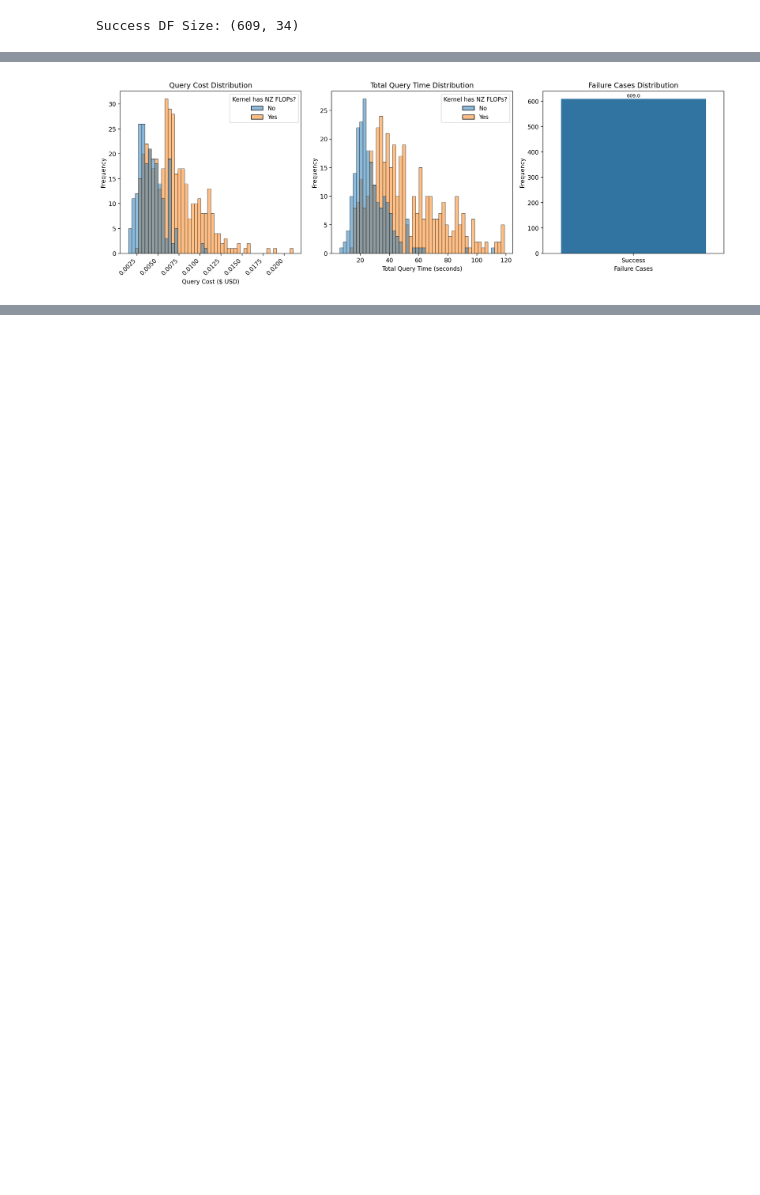
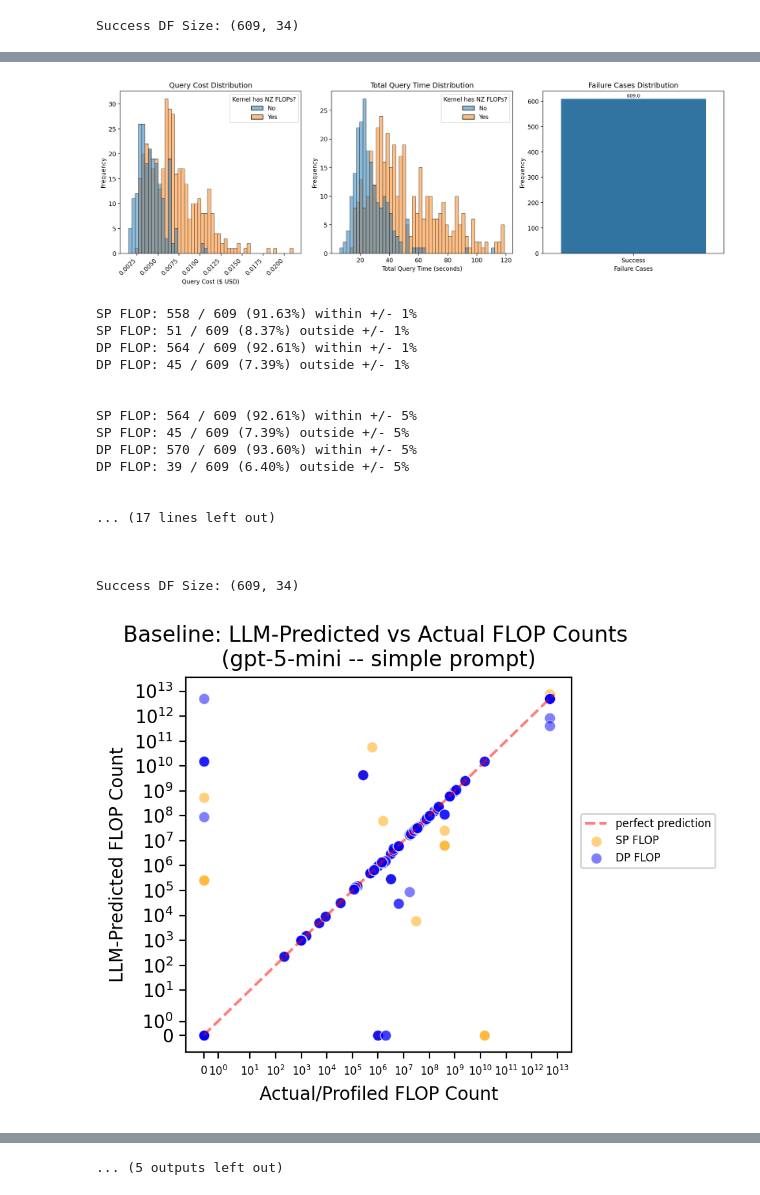
Before and after one commit to Scientific-Computing-Lab/gpuFLOPBench, a Jupyter notebook: qdecomp-langgraph-studio/kernel-survey/dataset-gen/manual-classification/baseline-data-gathering/visualizeMispredCaseAnalysisRseults.ipynb, the cells around one changed output, grey strips where cells are left out. Saved outputs shown, nothing was run; the diff lists cells and outputs as text; code cells hidden in the pictures; blank space fills up the shorter version.

```diff
--- a/qdecomp-langgraph-studio/kernel-survey/dataset-gen/manual-classification/baseline-data-gathering/visualizeMispredCaseAnalysisRseults.ipynb
+++ b/qdecomp-langgraph-studio/kernel-survey/dataset-gen/manual-classification/baseline-data-gathering/visualizeMispredCaseAnalysisRseults.ipynb
@@ -211,11 +331,11 @@ def plot_predictions_for_model_name(df, model_name='gpt-5-mini', prompt_type='si
     sns.scatterplot(x='empirical_dp_flop_count', y='predicted_dp_flop_count', data=success_df, label='DP FLOP', alpha=0.5, ax=ax, color='blue')
     # overlay erroneous cases in red with X marker for visibility
     err_df = sub_df[sub_df['langgraph_thread_id'].isin(erroneous_case_ids)]
-    err_df_sp = err_df[err_df['percent_diff_sp'] != 0]
-    err_df_dp = err_df[err_df['percent_diff_dp'] != 0]
+    err_df_sp = err_df[(err_df['percent_diff_sp'] >= 50) | (err_df['percent_diff_sp'] <= -50)]
+    err_df_dp = err_df[(err_df['percent_diff_dp'] >= 50) | (err_df['percent_diff_dp'] <= -50)]
     if not err_df.empty and show_erroneous:
-        sns.scatterplot(x='empirical_sp_flop_count', y='predicted_sp_flop_count', data=err_df_sp, label='Mispredicted', alpha=0.9, ax=ax, color='red', marker='X', s=30)
-        sns.scatterplot(x='empirical_dp_flop_count', y='predicted_dp_flop_count', data=err_df_dp, label='', alpha=0.9, ax=ax, color='red', marker='X', s=30)
+        sns.scatterplot(x='empirical_sp_flop_count', y='predicted_sp_flop_count', data=err_df_sp, label='Mispredicted', alpha=0.9, ax=ax, color='red', marker='X', s=20)
+        sns.scatterplot(x='empirical_dp_flop_count', y='predicted_dp_flop_count', data=err_df_dp, label='', alpha=0.9, ax=ax, color='red', marker='X', s=20)
 
     ax.set_xscale('symlog')
     ax.set_yscale('symlog')
@@ -290,10 +410,30 @@ def plot_predictions_for_model_name(df, model_name='gpt-5-mini', prompt_type='si
 
     plt.tight_layout()
     plt.show()
+
+    percents = [1, 5, 10, 50, 100]
+    for perc in percents:
+        num_sp_within_xpct = ((nnz_sp_data > -perc) & (nnz_sp_data < perc)).sum()
+        num_sp_outside_xpct = ((nnz_sp_data <= -perc) | (nnz_sp_data >= perc)).sum()
+
+        num_dp_within_xpct = ((nnz_dp_data > -perc) & (nnz_dp_data < perc)).sum()
+        num_dp_outside_xpct = ((nnz_dp_data <= -perc) | (nnz_dp_data >= perc)).sum()
+
+        total_sp = nnz_sp_data.shape[0]
+        total_dp = nnz_dp_data.shape[0]
+
+        print(f'SP FLOP: {num_sp_within_xpct} / {total_sp} ({100*num_sp_within_xpct/total_sp:.2f}%) within +/- {perc}%')
+        print(f'SP FLOP: {num_sp_outside_xpct} / {total_sp} ({100*num_sp_outside_xpct/total_sp:.2f}%) outside +/- {perc}%')
+        print(f'DP FLOP: {num_dp_within_xpct} / {total_dp} ({100*num_dp_within_xpct/total_dp:.2f}%) within +/- {perc}%')
+        print(f'DP FLOP: {num_dp_outside_xpct} / {total_dp} ({100*num_dp_outside_xpct/total_dp:.2f}%) outside +/- {perc}%')
+        print("\n")
+
+    print("\n")
 # %%
 plot_predictions_for_model_name(df, model_name='gpt-5-mini', prompt_type='full', show_erroneous=False)
 plot_predictions_for_model_name(df, model_name='gpt-5-mini', prompt_type='full', show_erroneous=True)
-#plot_predictions_for_model_name(df, model_name='gpt-5-mini', prompt_type='simple')
+plot_predictions_for_model_name(df, model_name='gpt-5-mini', prompt_type='simple', show_erroneous=False)
+plot_predictions_for_model_name(df, model_name='gpt-5-mini', prompt_type='simple', show_erroneous=True)
 # %% [output]
 Success DF Size: (609, 34)
 [figure]
@@ -302,4 +458,22 @@ Success DF Size: (609, 34)
 Success DF Size: (609, 34)
 [figure]
 [figure]
 [figure]
+SP FLOP: 558 / 609 (91.63%) within +/- 1%
+SP FLOP: 51 / 609 (8.37%) outside +/- 1%
+DP FLOP: 564 / 609 (92.61%) within +/- 1%
+DP FLOP: 45 / 609 (7.39%) outside +/- 1%
+
+
+SP FLOP: 564 / 609 (92.61%) within +/- 5%
+SP FLOP: 45 / 609 (7.39%) outside +/- 5%
+DP FLOP: 570 / 609 (93.60%) within +/- 5%
+DP FLOP: 39 / 609 (6.40%) outside +/- 5%
+
+
+... (17 lines left out)
+
+
+
+Success DF Size: (609, 34)
+[figure, added]
@@ -305,0 +482 @@ Success DF Size: (609, 34)
+... (5 outputs left out)
```
Also changed, not shown: parts of 15 cells of this notebook.
